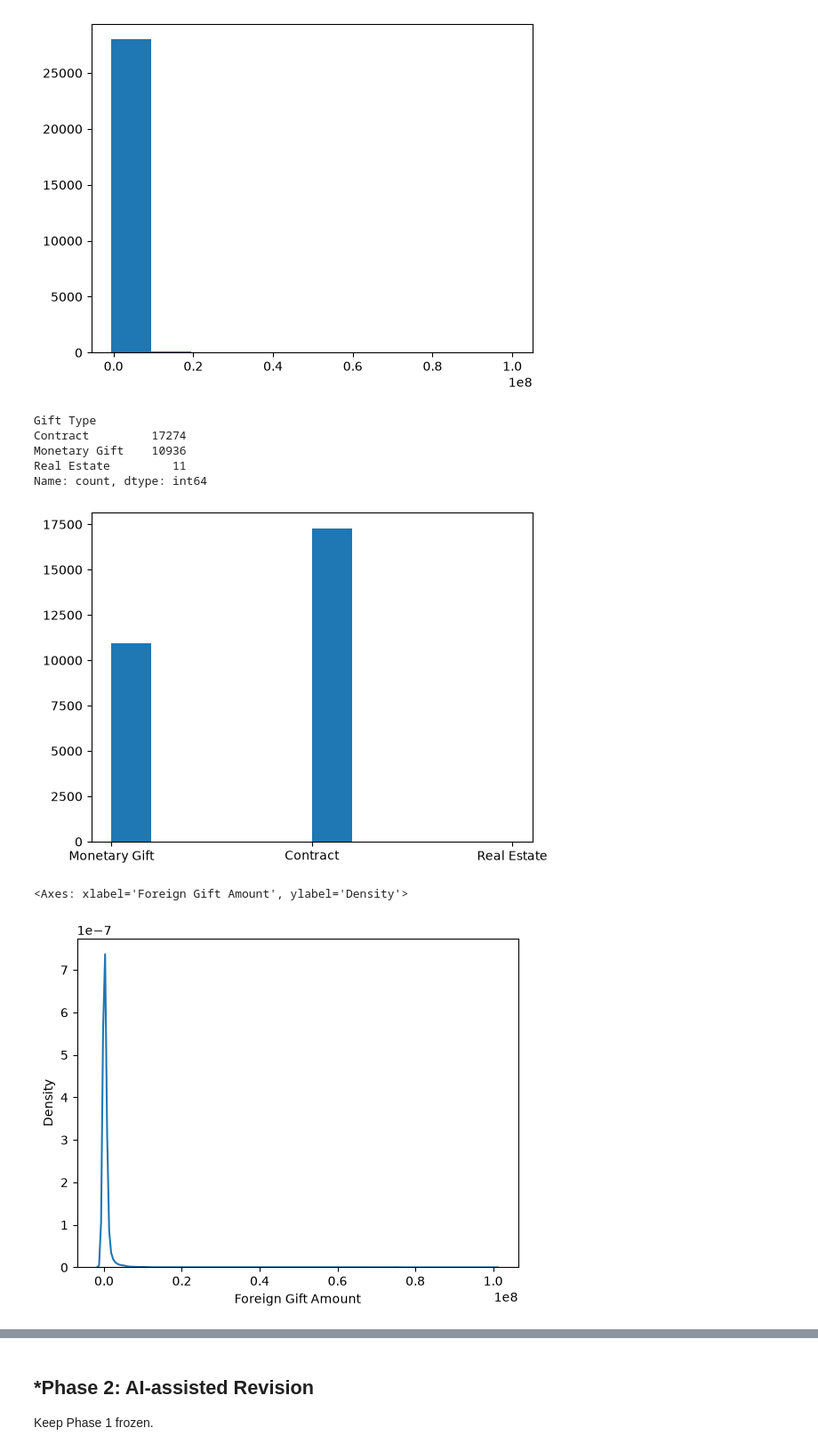
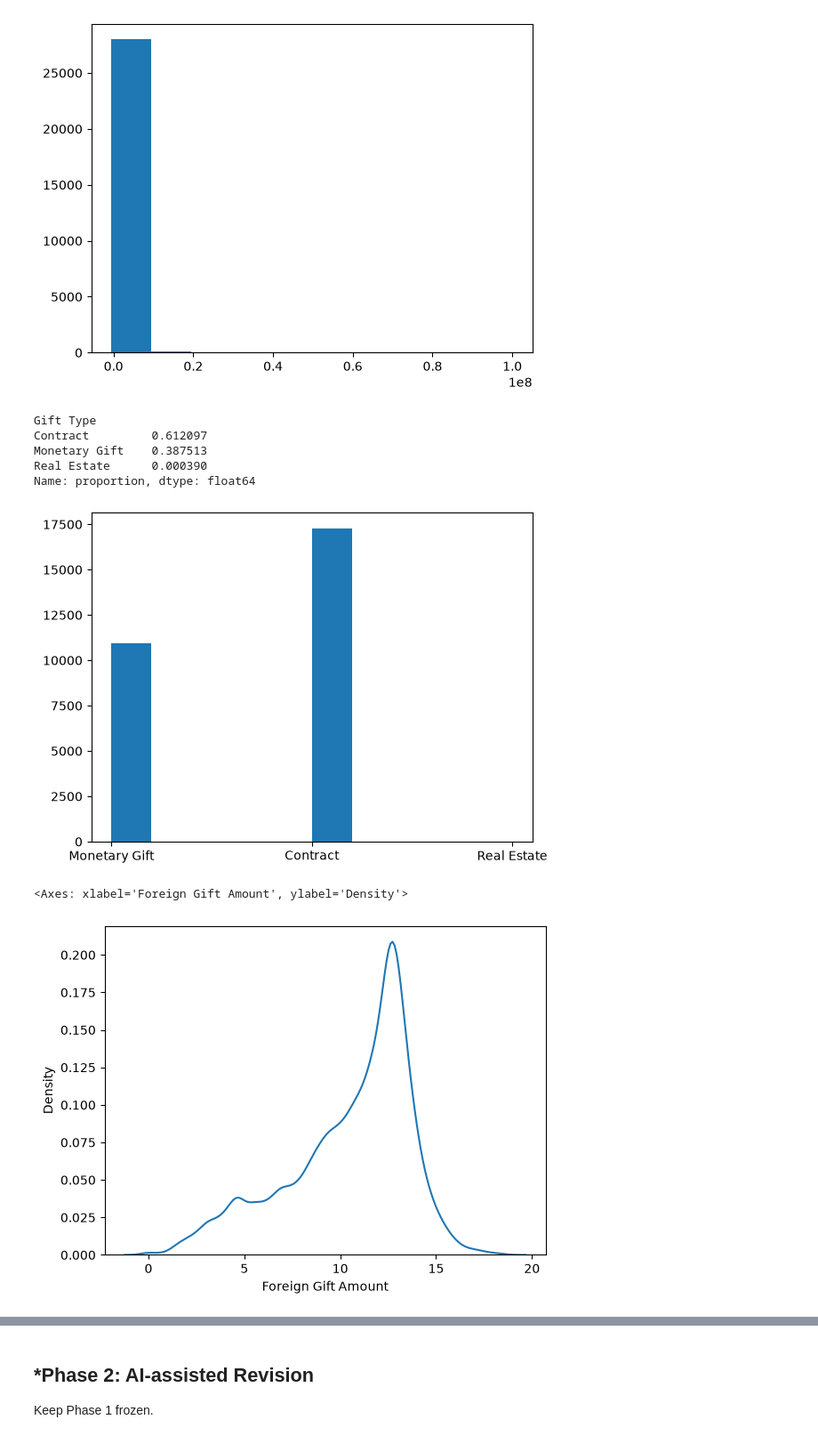
Before and after one commit to clairemcginn05/A02-eda-and-visualization, a Jupyter notebook: notebook.ipynb, the cells around one changed output, grey strips where cells are left out. Shown at 89% size. Saved outputs shown, nothing was run; the diff lists cells and outputs as text; code cells hidden in the pictures.

```diff
--- a/notebook.ipynb
+++ b/notebook.ipynb
@@ -70,26 +70,24 @@ memory usage: 220.6 KB
 value2 = "Gift Type"
 df_gift_type = df["Gift Type"]
 df["Gift Type"].hist(grid=False)
-df["Gift Type"].value_counts()
-#17274 of the gift are Contracts, 10936 are Monetary Gifts, and 11 are Real Estate
+df["Gift Type"].value_counts(normalize=True)
+#61% of 0.61 of the gift are Contracts, 38% or 0.38 are Monetary Gifts, and 0.04% or 0.0004 are Real Estate
 # %% [output]
 Gift Type
-Contract         17274
-Monetary Gift    10936
-Real Estate         11
-Name: count, dtype: int64
+Contract         0.612097
+Monetary Gift    0.387513
+Real Estate      0.000390
+Name: proportion, dtype: float64
 [figure]
 # %%
 import pandas as pd
 import numpy as np
 import seaborn as sns
 import matplotlib.pyplot as plt
 
 #df[df['Foreign Gift Amount'] <= 0]#.counts()
-df['Foreign Gift Amount'].transform(np.log())
-sns.kdeplot(data=df, x="Foreign Gift Amount")
-
-#sns.kdeplot(x='Foreign Gift Amount', bw_method="silverman", label="Foreign Gift Amount KDE", ax='Foreign Gifts')
+#df['Foreign Gift Amount'].np.log(df['Foreign Gift Amount'])
+sns.kdeplot(data=np.log(df['Foreign Gift Amount']))
 # %% [output]
 <Axes: xlabel='Foreign Gift Amount', ylabel='Density'>
-[figure, old version]
+[figure, new version]
```
Also changed, not shown: parts of 5 cells of this notebook.
